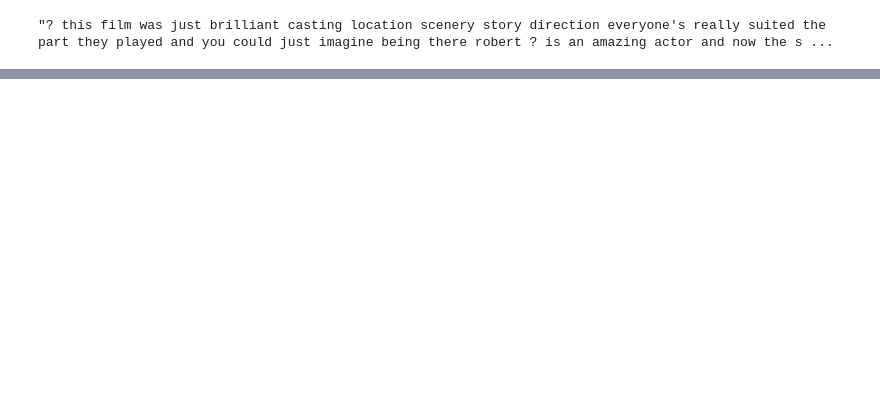
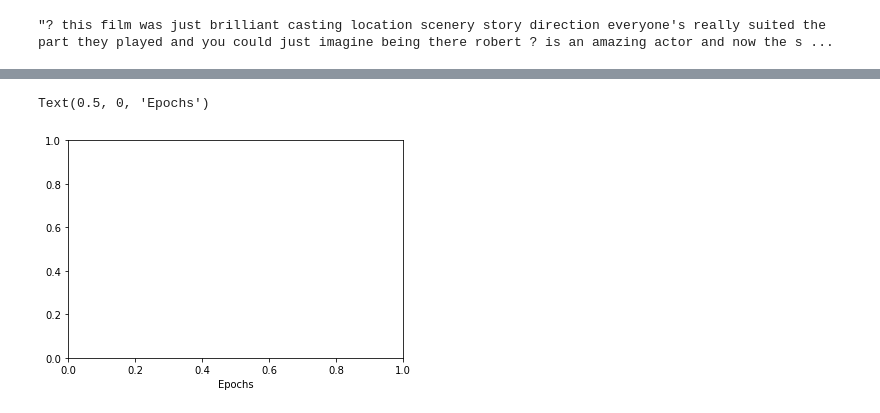
Before and after one commit to jeremytchang/aiml-learning, a Jupyter notebook: 3.4.ipynb, the cells around one changed output, grey strips where cells are left out. Saved outputs shown, nothing was run; the diff lists cells and outputs as text; code cells hidden in the pictures; blank space fills up the shorter version.

```diff
--- a/3.4.ipynb
+++ b/3.4.ipynb
@@ -66,0 +136,5 @@ y_test = np.asarray(test_labels).astype('float32')
+# %%
+plt.xlabel('Epochs')
+# %% [output]
+Text(0.5, 0, 'Epochs')
+[figure, added]
```
Also changed, not shown: parts of 36 cells of this notebook, 1 other file.
